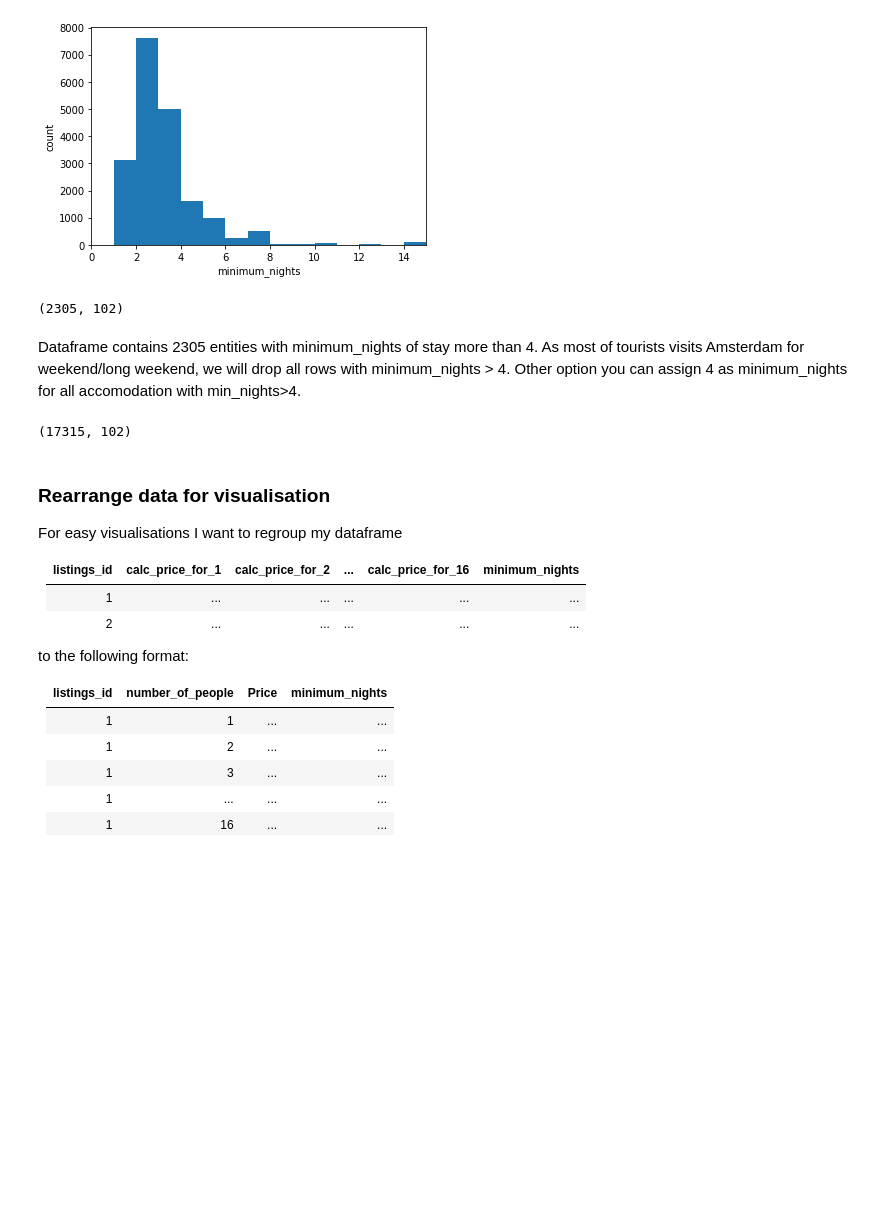
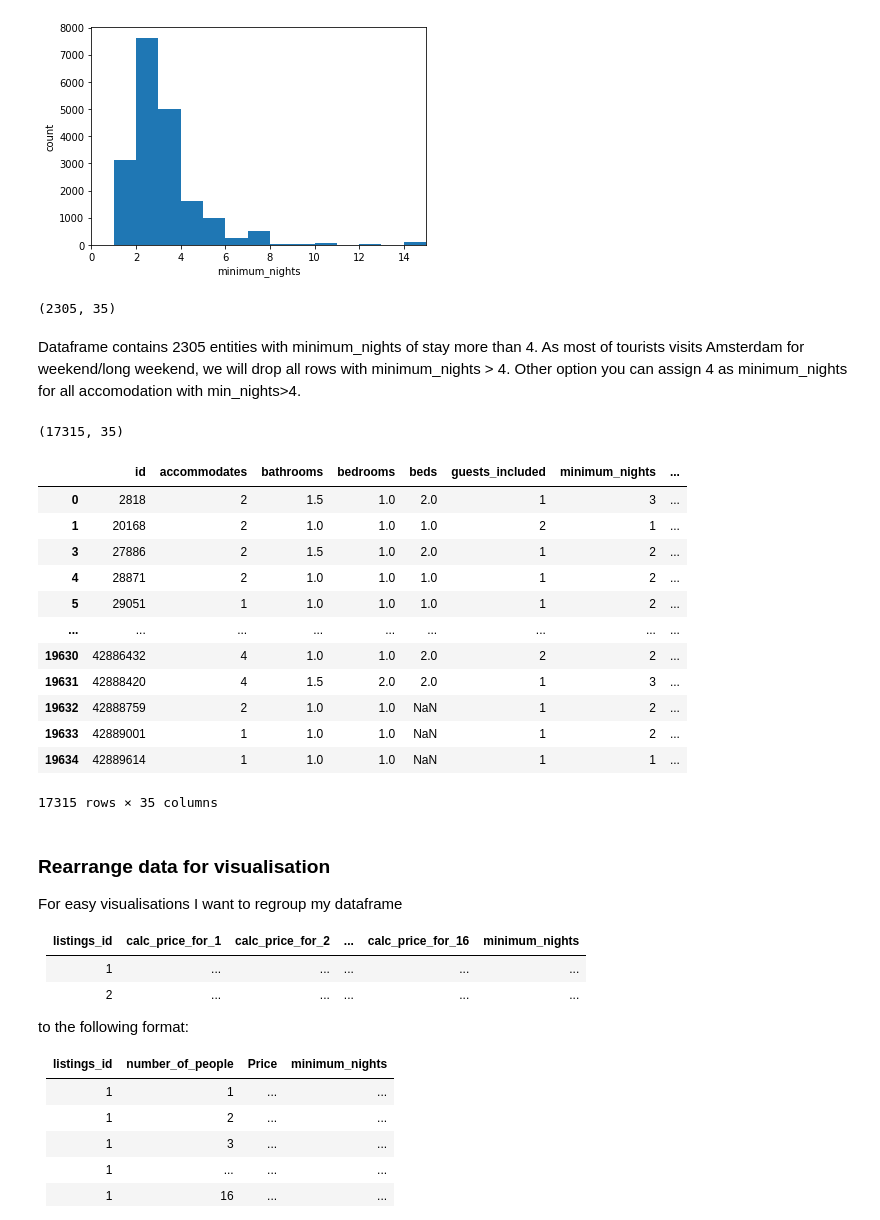
Before and after one commit to ekaraseva/Amsterdam_Airbnb_analysis, a Jupyter notebook: Amsterdam_airbnb_analysis.ipynb, the cells around one changed output. Drawn from its saved outputs; the diff is of its cells as text; code cells hidden in the pictures; blank space fills up the shorter version.

```diff
--- a/Amsterdam_airbnb_analysis.ipynb
+++ b/Amsterdam_airbnb_analysis.ipynb
@@ -237,0 +258,7 @@ Clean data formats:
+# %%
+listings_df=listings_df[['id','accommodates', 'bathrooms', 'bedrooms', 'beds',
+             'guests_included', 'minimum_nights','number_of_reviews' ,
+            'review_scores_rating', 'review_scores_cleanliness', 'review_scores_location', 'review_scores_value',
+            'calculated_host_listings_count', 'reviews_per_month', 'price', 'cleaning_fee', 'extra_people',
+            'neighbourhood_cleansed', 'room_type']]
+listings_df.info()
@@ -238,6 +289,6 @@ Clean data formats:
 # %%
 # all price columns contain $-sign that has to be removed, and string can be converted to float
-col_names=['price', 'weekly_price', 'monthly_price', 'security_deposit', 'cleaning_fee', 'extra_people']
+col_names=['price', 'cleaning_fee', 'extra_people']
 listings_df[col_names]=listings_df[col_names].replace(regex=True, to_replace=r'\$', value=r'')
 listings_df[col_names]=listings_df[col_names].replace(regex=True, to_replace=r'\,', value=r'')
 listings_df[col_names]=listings_df[col_names].astype(float)
@@ -305,9 +416,9 @@ listings_df.loc[listings_df['guests_included']>listings_df['accommodates'], 'gue
 Cleaning fee and costs for extra people can be unreasonably high. Let's check this values.
 # %% [markdown]
 **cleaning_fee**
-# %%
-# fill NaN with 0
-listings_df.loc[listings_df['cleaning_fee'].isna(), 'cleaning_fee']=0
+# %%
+# If there is no cleaning fees assign 0
+listings_df['cleaning_fee'].fillna(0, inplace=True)
 # %%
 sb.boxplot(listings_df['cleaning_fee'])
 # %% [output]
@@ -506,7 +617,7 @@ plt.ylabel('count');
 # %%
 listings_df[listings_df['minimum_nights']>4].shape
 # %% [output]
-(2305, 102)
+(2305, 35)
 # %% [markdown]
 Dataframe contains 2305 entities with minimum_nights of stay more than 4. As most of tourists visits Amsterdam for weekend/long weekend, we will drop all rows with minimum_nights > 4. Other option you can assign 4 as minimum_nights for all accomodation with min_nights>4.
 # %%
@@ -514,7 +625,23 @@ Dataframe contains 2305 entities with minimum_nights of stay more than 4. As mos
 listings_df.drop(listings_df[listings_df['minimum_nights']>4].index, inplace=True)
 listings_df.shape
 # %% [output]
-(17315, 102)
+(17315, 35)
+# %%
+listings_df
+# %% [output]
+|  | id | accommodates | bathrooms | bedrooms | beds | guests_included | minimum_nights | ... |
+| 0 | 2818 | 2 | 1.5 | 1.0 | 2.0 | 1 | 3 | ... |
+| 1 | 20168 | 2 | 1.0 | 1.0 | 1.0 | 2 | 1 | ... |
+| 3 | 27886 | 2 | 1.5 | 1.0 | 2.0 | 1 | 2 | ... |
+| 4 | 28871 | 2 | 1.0 | 1.0 | 1.0 | 1 | 2 | ... |
+| 5 | 29051 | 1 | 1.0 | 1.0 | 1.0 | 1 | 2 | ... |
+| ... | ... | ... | ... | ... | ... | ... | ... | ... |
+| 19630 | 42886432 | 4 | 1.0 | 1.0 | 2.0 | 2 | 2 | ... |
+| 19631 | 42888420 | 4 | 1.5 | 2.0 | 2.0 | 1 | 3 | ... |
+| 19632 | 42888759 | 2 | 1.0 | 1.0 | NaN | 1 | 2 | ... |
+| 19633 | 42889001 | 1 | 1.0 | 1.0 | NaN | 1 | 2 | ... |
+| 19634 | 42889614 | 1 | 1.0 | 1.0 | NaN | 1 | 1 | ... |
+17315 rows × 35 columns
 # %%
 # keep original listings_df
 copy_listings_df=listings_df
```
Also changed, not shown: parts of 26 cells of this notebook, 1 other file.
